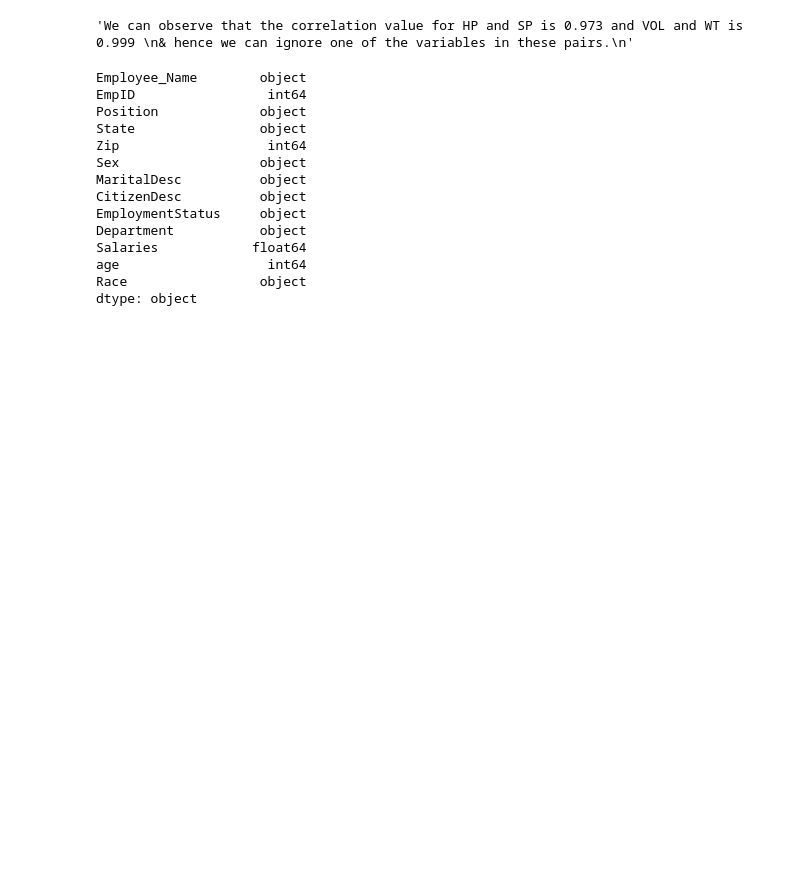
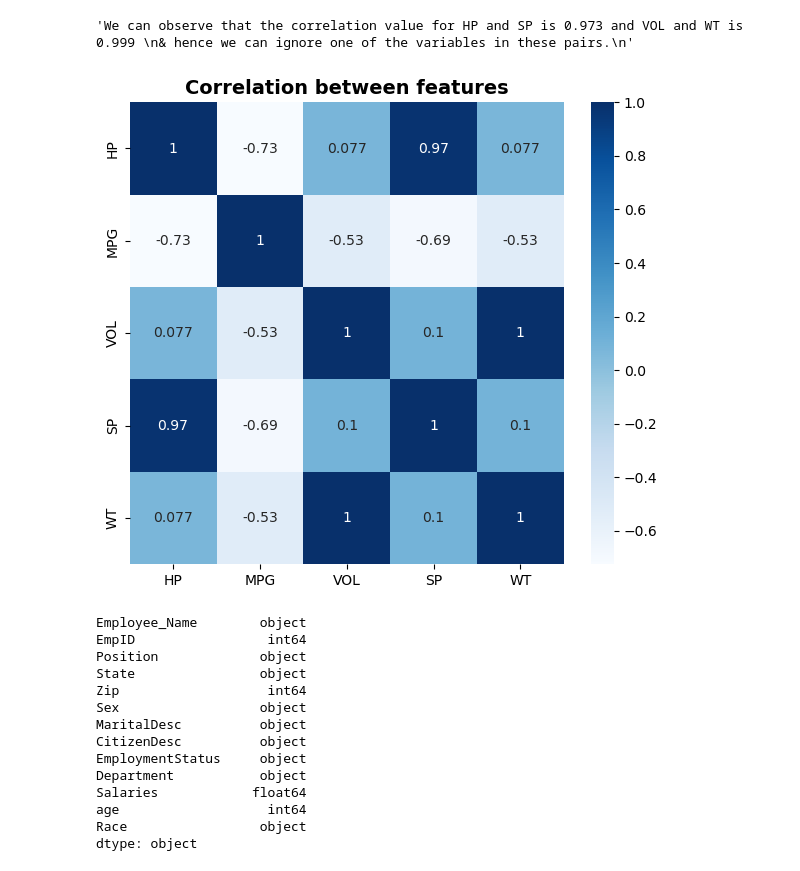
Before and after one commit to amanchandra100/ML-Training, a Jupyter notebook: ML Day 3/Data Preprocessing_v4.ipynb, the cells around one changed output. Saved outputs shown, nothing was run; the diff lists cells and outputs as text; code cells hidden in the pictures; blank space fills up the shorter version.

Commit message:
Adding Heatmap of cars_features correalation

```diff
--- a/ML Day 3/Data Preprocessing_v4.ipynb
+++ b/ML Day 3/Data Preprocessing_v4.ipynb
@@ -243,7 +243,8 @@ cars = pd.read_csv("Cars.csv")
 Ranges from -1 to +1.
 Rule of thumb says |r| > 0.85 is a strong relation
 '''
-cars.corr() #corelation find karta hai
+cars_corr=cars.corr() #corelation find karta hai
+cars_corr
 # %% [output]
 |  | HP | MPG | VOL | SP | WT |
 | HP | 1.000000 | -0.725038 | 0.077459 | 0.973848 | 0.076513 |
@@ -257,6 +258,17 @@ cars.corr() #corelation find karta hai
 '''
 # %% [output]
 'We can observe that the correlation value for HP and SP is 0.973 and VOL and WT is 0.999 \n& hence we can ignore one of the variables in these pairs.\n'
+# %%
+#Plotting the correlation heatmap for visualising the correlation
+import matplotlib.pyplot as plt
+
+plt.figure(figsize=(7, 6))
+plt.title("Correlation between features", fontweight='bold', fontsize=14)
+sns.heatmap(cars_corr, annot=True, cmap=sns.color_palette("Blues", as_cmap=True) )  #sns.cubehelix_palette(as_cmap=True)
+
+plt.show()
+# %% [output]
+[figure, added]
 # %%
 ############## Outlier Treatment ###############
 import pandas as pd
```
Also changed, not shown: parts of 10 cells of this notebook, 1 other file.
